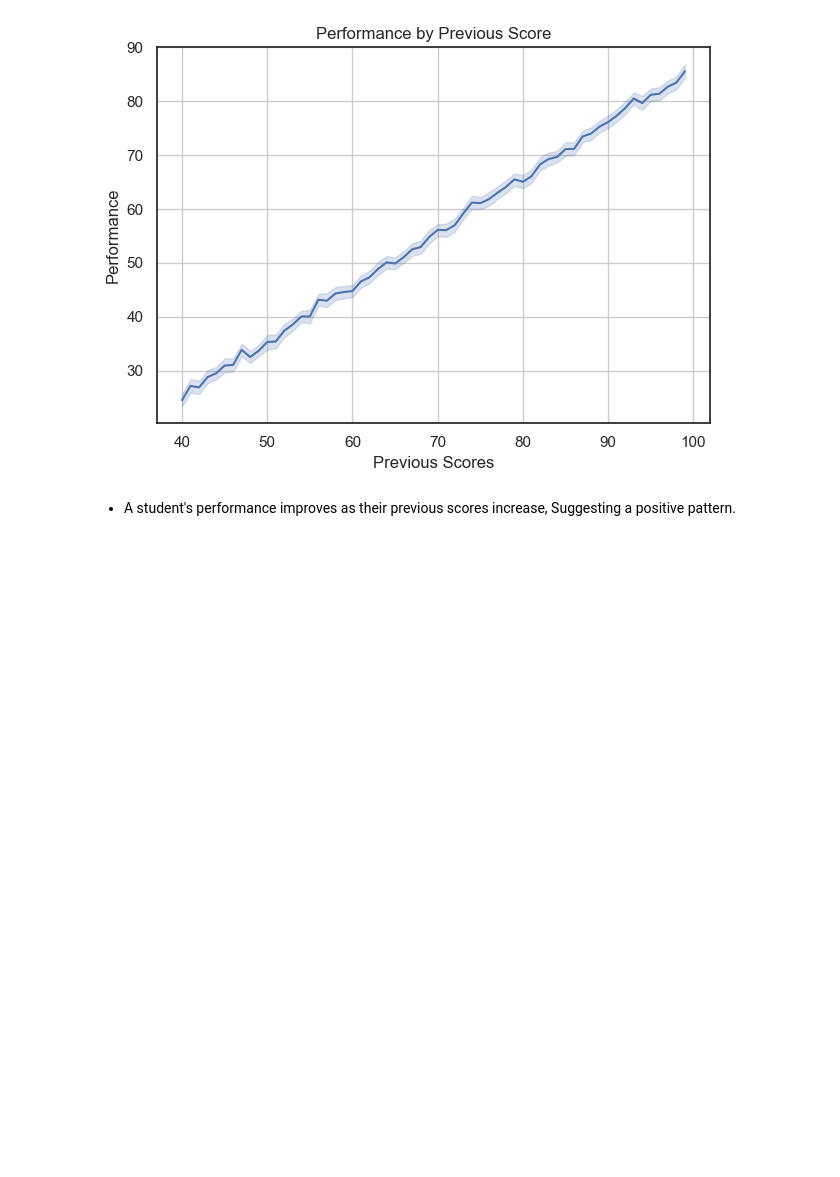
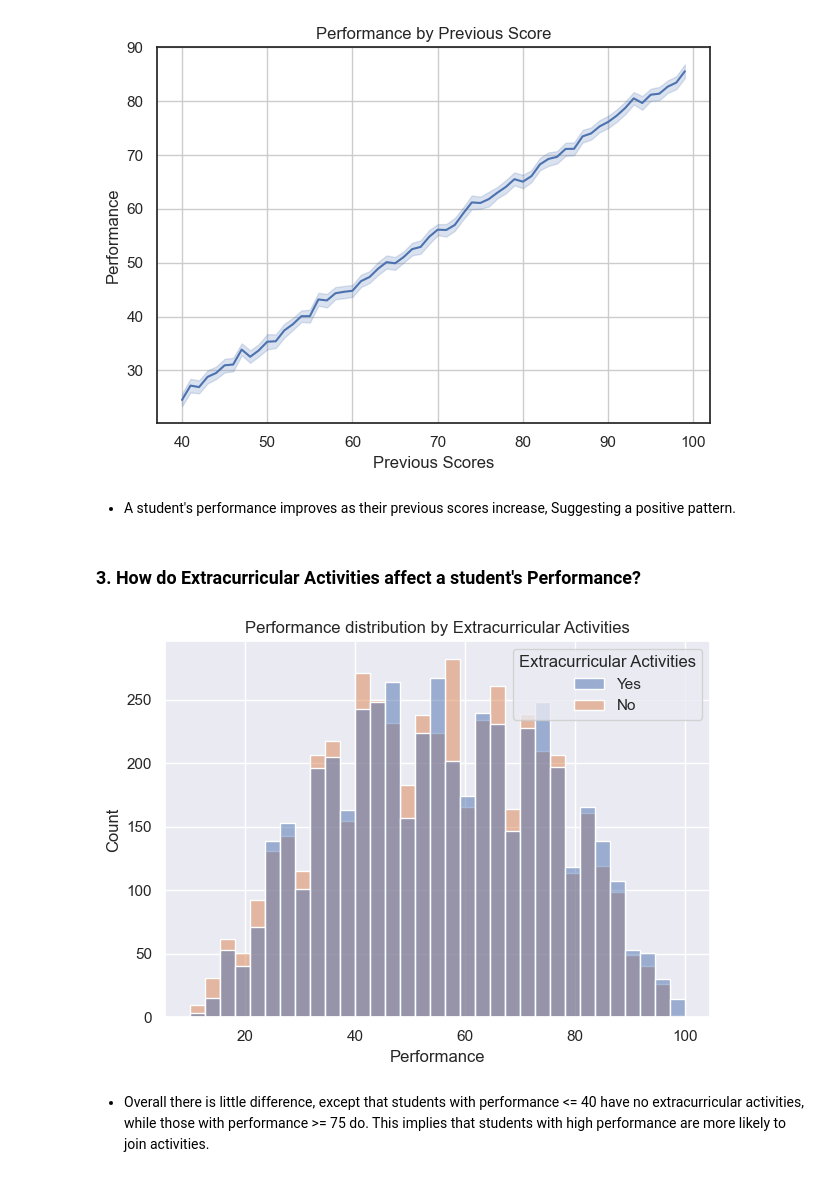
Before and after one commit to mo-chabane-tech/Data-Notebooks-And-Dashboards, a Jupyter notebook: Student Performance/Notebook.ipynb, the cells around one changed output. Drawn from its saved outputs; the diff is of its cells as text; code cells hidden in the pictures; blank space fills up the shorter version.

Commit message:
feat: visualize performance distribution by extracurricular activities.

```diff
--- a/Student Performance/Notebook.ipynb
+++ b/Student Performance/Notebook.ipynb
@@ -120,3 +120,17 @@ plt.show()
 [figure]
 # %% [markdown]
 - A student's performance improves as their previous scores increase, Suggesting a positive pattern.
+# %% [markdown]
+### 3. How do Extracurricular Activities affect a student's Performance?
+# %%
+sns.set_style("dark")
+sns.histplot(data=df, x="Performance Index", hue="Extracurricular Activities")
+plt.title("Performance distribution by Extracurricular Activities")
+plt.xlabel("Performance")
+plt.grid()
+plt.tight_layout()
+plt.show()
+# %% [output]
+[figure, added]
+# %% [markdown]
+- Overall there is little difference, except that students with performance <= 40 have no extracurricular activities, while those with performance >= 75 do. This implies that students with high performance are more likely to join activities.
```
Also changed, not shown: parts of 1 cell of this notebook.
